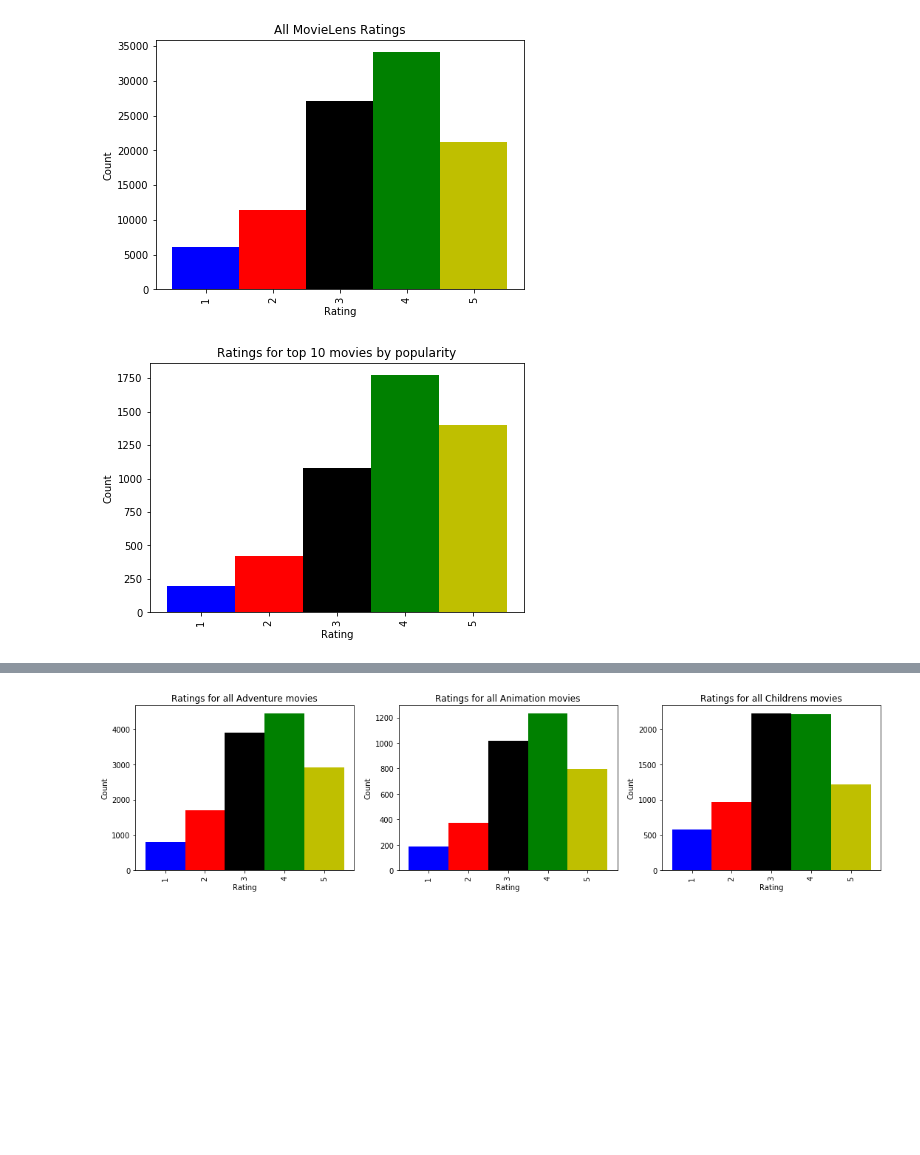
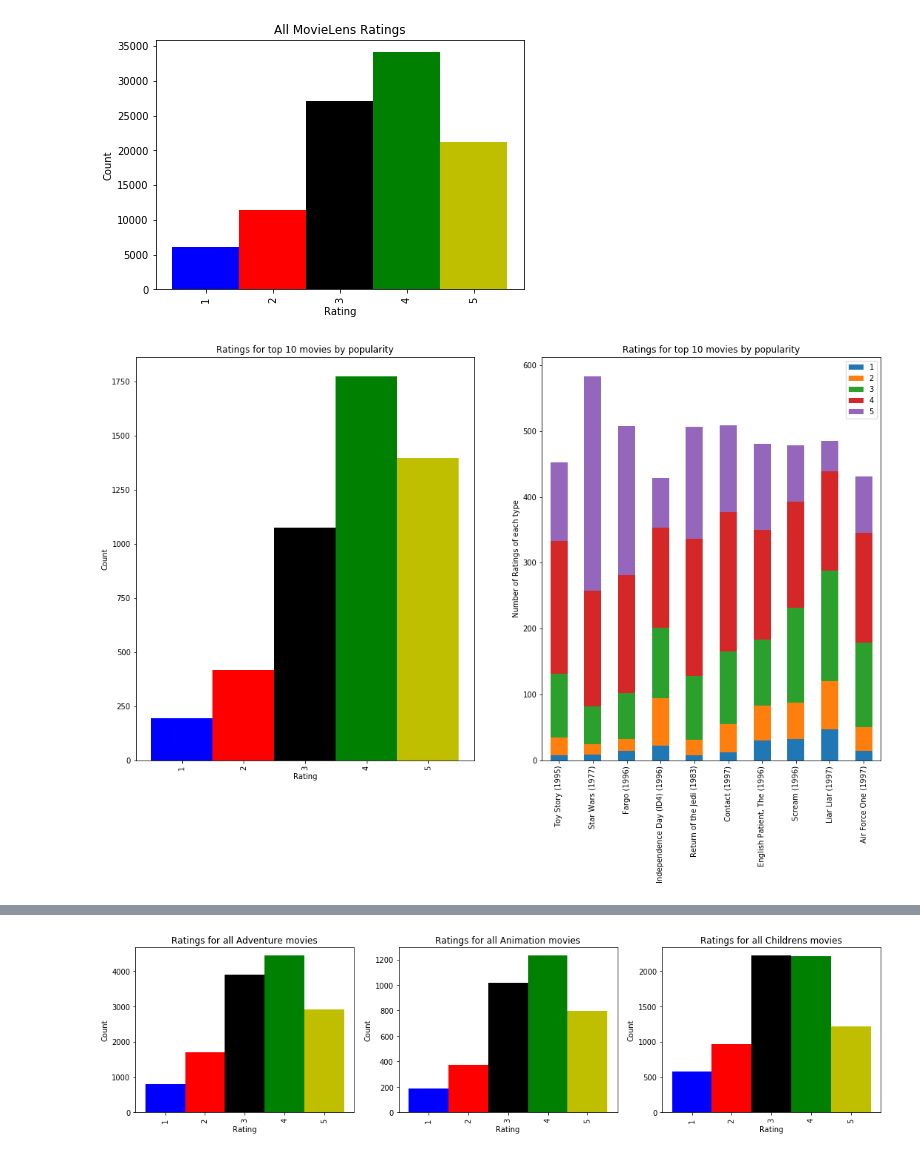
Before and after one commit to akshayyeluri/MovieLensViz, a Jupyter notebook: viz.ipynb, the cells around one changed output, grey strips where cells are left out. Cells and saved outputs as stored; diff of their text form; code cells hidden in the pictures; blank space fills up the shorter version.

```diff
--- a/viz.ipynb
+++ b/viz.ipynb
@@ -8,5 +7,5 @@ import matplotlib.pyplot as plt
 # %%
-movie_df = pd.read_csv('data/movies.txt', delimiter='\t', header=None,
+movie_df = pd.read_csv('data/movies_c.txt', delimiter='\t', header=None,
                        names=["Movie Id", "Movie Title", "Unknown", "Action",
                               "Adventure", "Animation", "Childrens", "Comedy",
                               "Crime", "Documentary", "Drama", "Fantasy",
@@ -14,5 +13,9 @@ movie_df = pd.read_csv('data/movies.txt', delimiter='\t', header=None,
                               "Romance", "Sci-Fi", "Thriller", "War",
                               "Western"])
 
-data_df = pd.read_csv('data/data.txt', delimiter='\t', header=None,
+data_df = pd.read_csv('data/data_c.txt', delimiter='\t', header=None,
                       names=["User Id", "Movie Id", "Rating"])
+train_df = pd.read_csv('data/train_c.txt', delimiter='\t', header=None,
+                      names=["User Id", "Movie Id", "Rating"])
+test_df = pd.read_csv('data/test_c.txt', delimiter='\t', header=None,
+                      names=["User Id", "Movie Id", "Rating"])
@@ -41,6 +21,0 @@ assert(set(movie_df["Movie Id"]) == set(data_df["Movie Id"]))
-# %%
-movie_df = movie_df.reset_index(drop=True)
-to_replace = {Id: index for Id, index in zip(movie_df["Movie Id"], movie_df.index)}
-movie_df["Movie Id"] = movie_df["Movie Id"].map(to_replace)
-data_df["Movie Id"] = data_df["Movie Id"].map(to_replace)
-movie_df.tail(3) # Make sure Movie Id col and actual id's line up
@@ -62,15 +31,29 @@ plt.title('All MovieLens Ratings');
 # %%
 nMovies = 10
 pop_movs = data_df["Movie Id"].value_counts()[:nMovies].index
-ratings = data_df.loc[data_df["Movie Id"].isin(pop_movs), "Rating"]
+pop_df = data_df.loc[data_df["Movie Id"].isin(pop_movs), :]
 
 # histogram the ratings
-hist_vals = ratings.value_counts().sort_index()
-hist_vals.plot(kind="bar", width=1.0, color=['b', 'r', 'k', 'g', 'y'])
-plt.tight_layout(); plt.xlabel("Rating"); plt.ylabel("Count");
-plt.title(f'Ratings for top {nMovies} movies by popularity');
+ax = plt.subplot(121)
+hist_vals = pop_df["Rating"].value_counts().sort_index()
+hist_vals.plot(kind="bar", width=1.0, ax=ax, color=['b', 'r', 'k', 'g', 'y'])
+ax.set_xlabel("Rating"); ax.set_ylabel("Count");
+ax.set_title(f'Ratings for top {nMovies} movies by popularity');
+
+ax = plt.subplot(122)
+titles, vals = [], []
+for Id, sub_df in pop_df.groupby("Movie Id"):
+    titles.append(movie_df.loc[movie_df["Movie Id"] == Id, "Movie Title"].values[0])
+    vals.append(sub_df["Rating"].value_counts().sort_index().values)
+df = pd.DataFrame(index = titles, data = np.array(vals), columns = np.arange(1, 6))
+df.plot(kind='bar', stacked=True, ax = ax)
+ax.set_ylabel("Number of Ratings of each type");
+ax.set_title(f'Ratings for top {nMovies} movies by popularity');
+
+
+plt.gcf().set_size_inches(18, 10)
 # %% [output]
-[figure, old version]
+[figure, new version]
 # %%
 nMovies = 10
 av_ratings = data_df.groupby("Movie Id").aggregate('mean')
```
Also changed, not shown: parts of 7 cells of this notebook, 10 other files.
